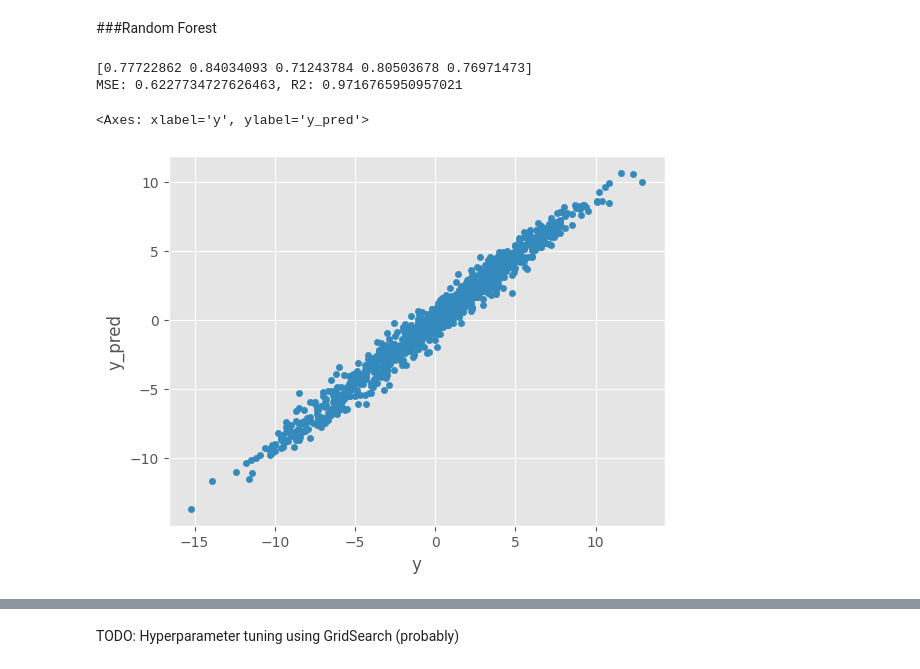
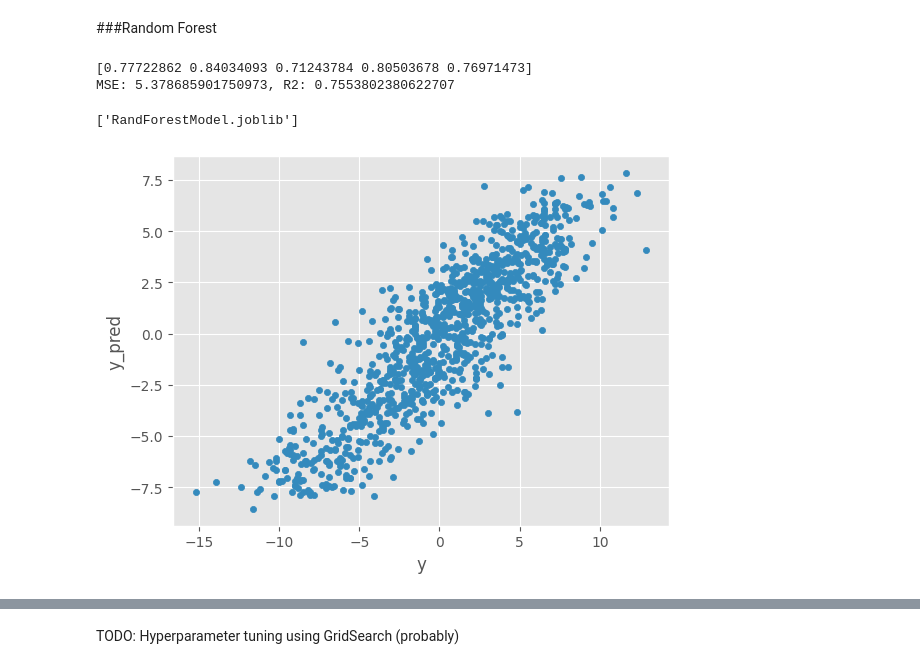
Before and after one commit to CaptainSpaceboy/ECS171-Team12, a Jupyter notebook: Team12.ipynb, the cells around one changed output, grey strips where cells are left out. Drawn from its saved outputs; the diff is of its cells as text; code cells hidden in the pictures.

```diff
--- a/Team12.ipynb
+++ b/Team12.ipynb
@@ -208,6 +229,7 @@ NBA_merged_df = NBA_merged_df[NBA_merged_df['team'] != 'League Average']
 NBA_merged_df = NBA_merged_df[NBA_merged_df['season'] >= 1980]
 # %%
 # remove 2026. to be used as unseen data
+unseen_df = NBA_merged_df[NBA_merged_df['season'] == 2026]
 NBA_merged_df = NBA_merged_df[NBA_merged_df['season'] != 2026]
 NBA_merged_df.tail()
 # %% [output]
@@ -880,14 +902,18 @@ Which is not a very valuable ML result.
 NBA_merged_df = NBA_merged_df.set_index('season')
 # %%
 
+#Deep copy of dataframe before removing features, to analyze later
+no_engineering_df = NBA_merged_df.copy(deep=True)
 
 cols_to_include = ['net_orb_per_game', 'net_drb_per_game', 'net_trb_per_game', 'net_ast_per_game', 'net_stl_per_game', 'net_blk_per_game', 'net_tov_per_game', 'net_blk_per_game', 'net_pf_per_game', 'point_diff']
 
 for col in NBA_merged_df.columns:
   if(col not in cols_to_include):
     NBA_merged_df = NBA_merged_df.drop(columns=col)
+    unseen_df = unseen_df.drop(columns=col)
 
 print(NBA_merged_df.columns)
+print(no_engineering_df.columns)
 # %% [output]
 Index(['net_orb_per_game', 'net_drb_per_game', 'net_trb_per_game',
        'net_ast_per_game', 'net_stl_per_game', 'net_blk_per_game',
@@ -1045,16 +1080,16 @@ from sklearn.metrics import mean_squared_error, r2_score
 X = selected_df.drop(columns=['point_diff'])
 y = selected_df['point_diff']
 
-model = LinearRegression()
-scores = cross_val_score(model, X, y, cv=5, scoring = 'r2')
+linearModel = LinearRegression()
+scores = cross_val_score(linearModel, X, y, cv=5, scoring = 'r2')
 print(scores)
 
 X_train, X_test, y_train, y_test = train_test_split(X, y, test_size=0.8, random_state=0)
-model.fit(X, y)
+linearModel.fit(X_train, y_train)
 
 #Got this from HW1
 
-y_pred = model.predict(X_test)
+y_pred = linearModel.predict(X_test)
 mse = mean_squared_error(y_test, y_pred)
 r2 = r2_score(y_test, y_pred)
 print("MSE: {}, R2: {}".format(mse, r2))
@@ -1076,23 +1122,26 @@ MSE: 3.567826205184672, R2: 0.8377371698422938
 # %%
 from sklearn.ensemble import RandomForestRegressor
 forestModel = RandomForestRegressor(n_estimators=100, random_state=0)
 scores = cross_val_score(forestModel, X, y, cv=5, scoring = 'r2')
 print(scores)
 
 X_train, X_test, y_train, y_test = train_test_split(X, y, test_size=0.8, random_state=0)
-forestModel.fit(X, y)
+forestModel.fit(X_train, y_train)
 
 y_pred = forestModel.predict(X_test)
 mse = mean_squared_error(y_test, y_pred)
 r2 = r2_score(y_test, y_pred)
 print("MSE: {}, R2: {}".format(mse, r2))
 df = pd.DataFrame({
     'y': y_test,
     'y_pred': y_pred
 })
 df.plot.scatter(x='y', y = 'y_pred')
+
+filename = 'RandForestModel.joblib'
+joblib.dump(forestModel, filename)
 # %% [output]
 [0.77722862 0.84034093 0.71243784 0.80503678 0.76971473]
-MSE: 0.6227734727626463, R2: 0.9716765950957021
+MSE: 5.378685901750973, R2: 0.7553802380622707
-<Axes: xlabel='y', ylabel='y_pred'>
+['RandForestModel.joblib']
-[figure, old version]
+[figure, new version]
```
Also changed, not shown: parts of 14 cells of this notebook.
